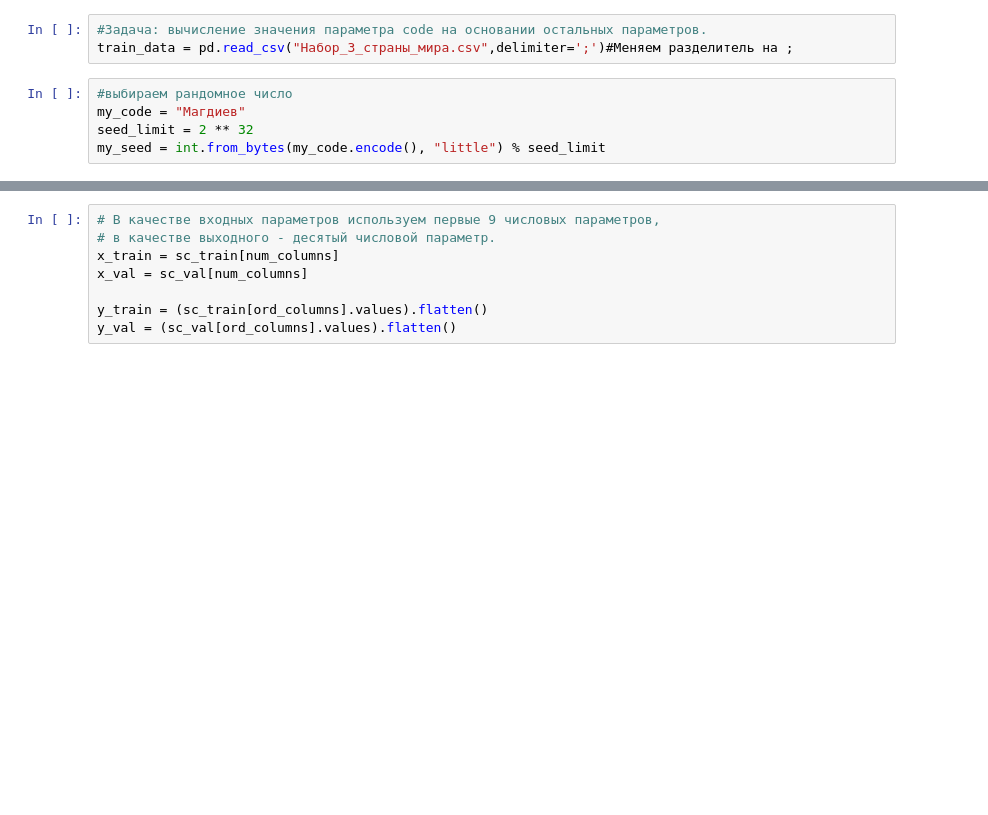
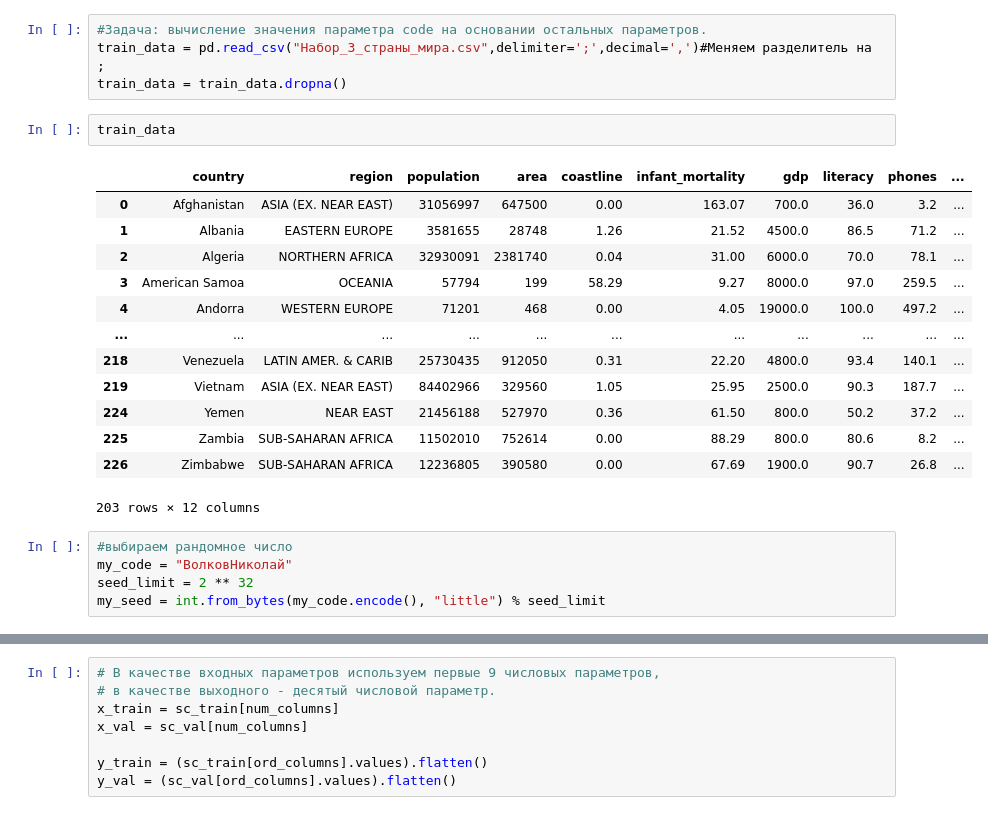
Before and after one commit to Mar1eena/My, a Jupyter notebook: курсач/Волков Н. Курсовая работа ИСТ-19-1.ipynb, the cells around one changed output, grey strips where cells are left out. Cells and saved outputs as stored; diff of their text form; blank space fills up the shorter version.

```diff
--- a/курсач/Волков Н. Курсовая работа ИСТ-19-1.ipynb
+++ b/курсач/Волков Н. Курсовая работа ИСТ-19-1.ipynb
@@ -46,9 +43,26 @@ from sklearn import preprocessing
 # %%
 #Задача: вычисление значения параметра code на основании остальных параметров.
-train_data = pd.read_csv("Набор_3_страны_мира.csv",delimiter=';')#Меняем разделитель на ;
+train_data = pd.read_csv("Набор_3_страны_мира.csv",delimiter=';',decimal=',')#Меняем разделитель на ;
+train_data = train_data.dropna()
+# %%
+train_data
+# %% [output]
+|  | country | region | population | area | coastline | infant_mortality | gdp | literacy | phones | ... |
+| 0 | Afghanistan | ASIA (EX. NEAR EAST) | 31056997 | 647500 | 0.00 | 163.07 | 700.0 | 36.0 | 3.2 | ... |
+| 1 | Albania | EASTERN EUROPE | 3581655 | 28748 | 1.26 | 21.52 | 4500.0 | 86.5 | 71.2 | ... |
+| 2 | Algeria | NORTHERN AFRICA | 32930091 | 2381740 | 0.04 | 31.00 | 6000.0 | 70.0 | 78.1 | ... |
+| 3 | American Samoa | OCEANIA | 57794 | 199 | 58.29 | 9.27 | 8000.0 | 97.0 | 259.5 | ... |
+| 4 | Andorra | WESTERN EUROPE | 71201 | 468 | 0.00 | 4.05 | 19000.0 | 100.0 | 497.2 | ... |
+| ... | ... | ... | ... | ... | ... | ... | ... | ... | ... | ... |
+| 218 | Venezuela | LATIN AMER. & CARIB | 25730435 | 912050 | 0.31 | 22.20 | 4800.0 | 93.4 | 140.1 | ... |
+| 219 | Vietnam | ASIA (EX. NEAR EAST) | 84402966 | 329560 | 1.05 | 25.95 | 2500.0 | 90.3 | 187.7 | ... |
+| 224 | Yemen | NEAR EAST | 21456188 | 527970 | 0.36 | 61.50 | 800.0 | 50.2 | 37.2 | ... |
+| 225 | Zambia | SUB-SAHARAN AFRICA | 11502010 | 752614 | 0.00 | 88.29 | 800.0 | 80.6 | 8.2 | ... |
+| 226 | Zimbabwe | SUB-SAHARAN AFRICA | 12236805 | 390580 | 0.00 | 67.69 | 1900.0 | 90.7 | 26.8 | ... |
+203 rows × 12 columns
 # %%
 #выбираем рандомное число
-my_code = "Магдиев"
+my_code = "ВолковНиколай"
 seed_limit = 2 ** 32
 my_seed = int.from_bytes(my_code.encode(), "little") % seed_limit
 # %%
```
Also changed, not shown: parts of 32 cells of this notebook, 3 other files.
